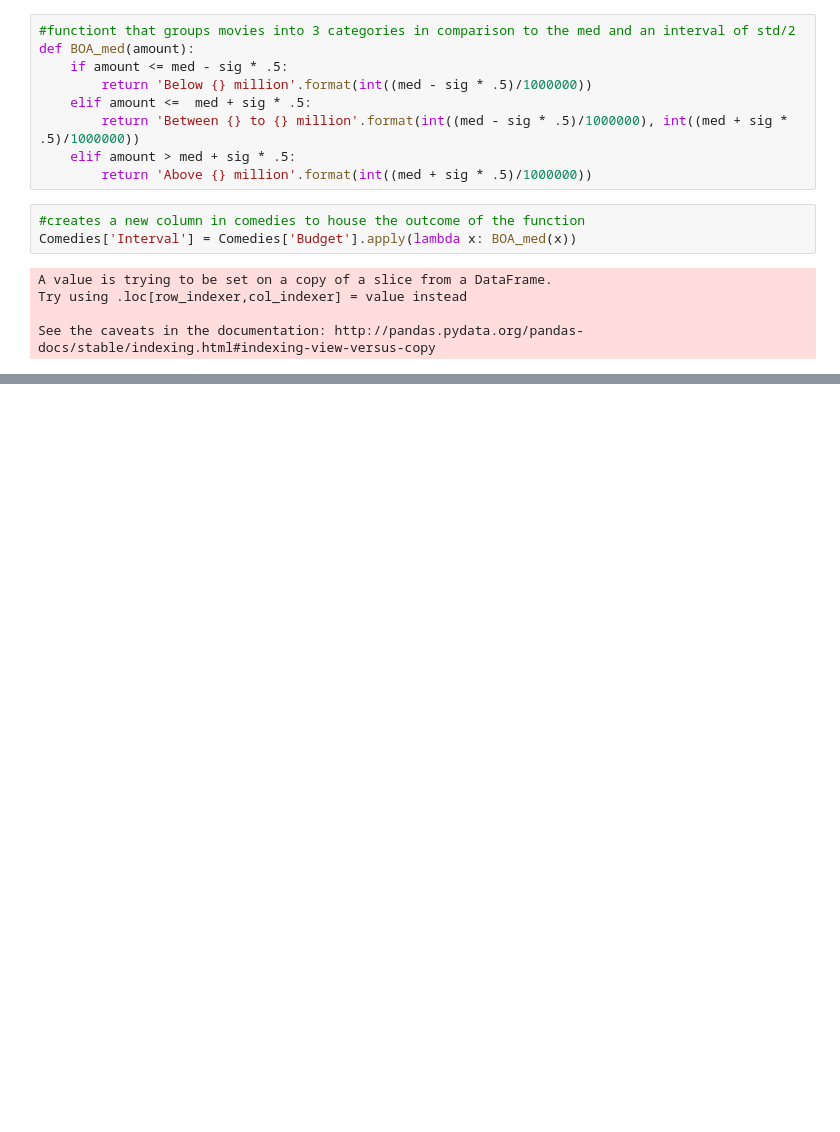
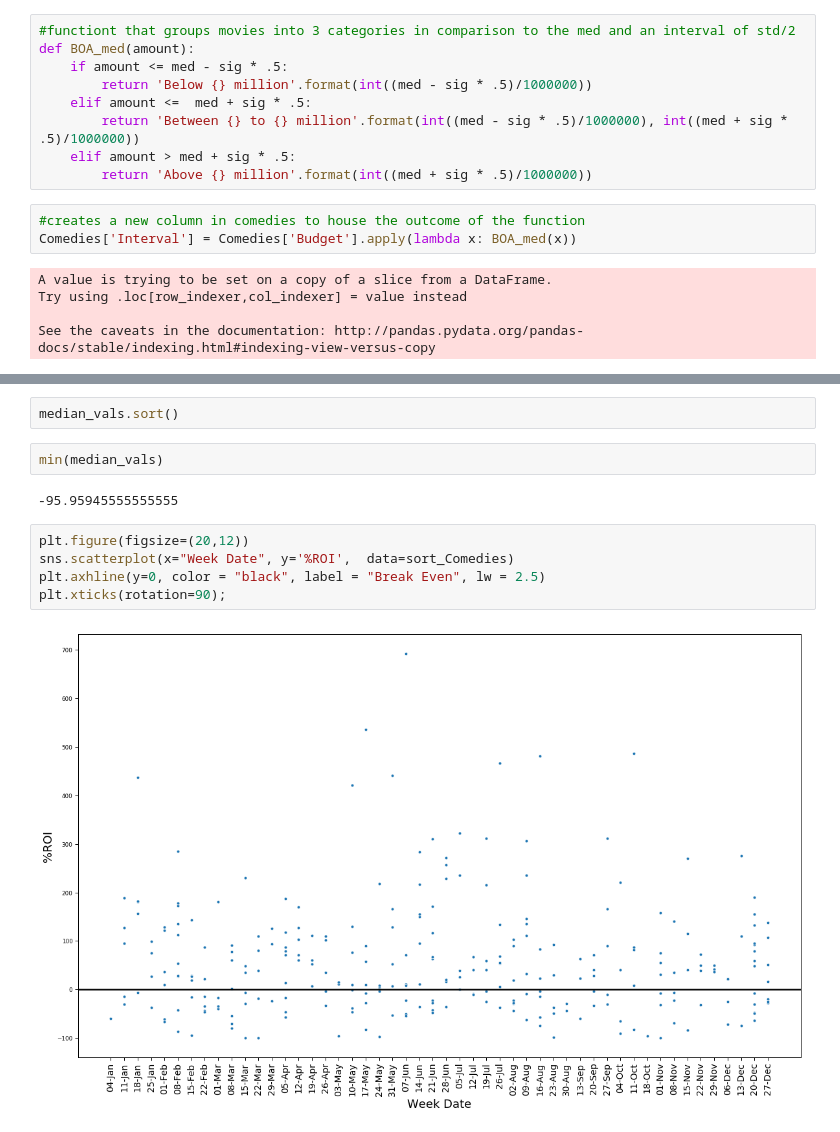
Before and after one commit to CristinaTRico/Mod1Project, a Jupyter notebook: Budget_Genre-checkpoint.ipynb, the cells around one changed output, grey strips where cells are left out. Cells and saved outputs as stored; diff of their text form; blank space fills up the shorter version.

```diff
--- a/Budget_Genre-checkpoint.ipynb
+++ b/Budget_Genre-checkpoint.ipynb
@@ -159,0 +322,13 @@ plt.savefig('ROI_by_Compared_Med.jpeg');
+# %%
+median_vals.sort()
+# %%
+min(median_vals)
+# %% [output]
+-95.95945555555555
+# %%
+plt.figure(figsize=(20,12))
+sns.scatterplot(x="Week Date", y='%ROI',  data=sort_Comedies)
+plt.axhline(y=0, color = "black", label = "Break Even", lw = 2.5)
+plt.xticks(rotation=90);
+# %% [output]
+[figure, added]
```
Also changed, not shown: parts of 27 cells of this notebook, 3 other files.
